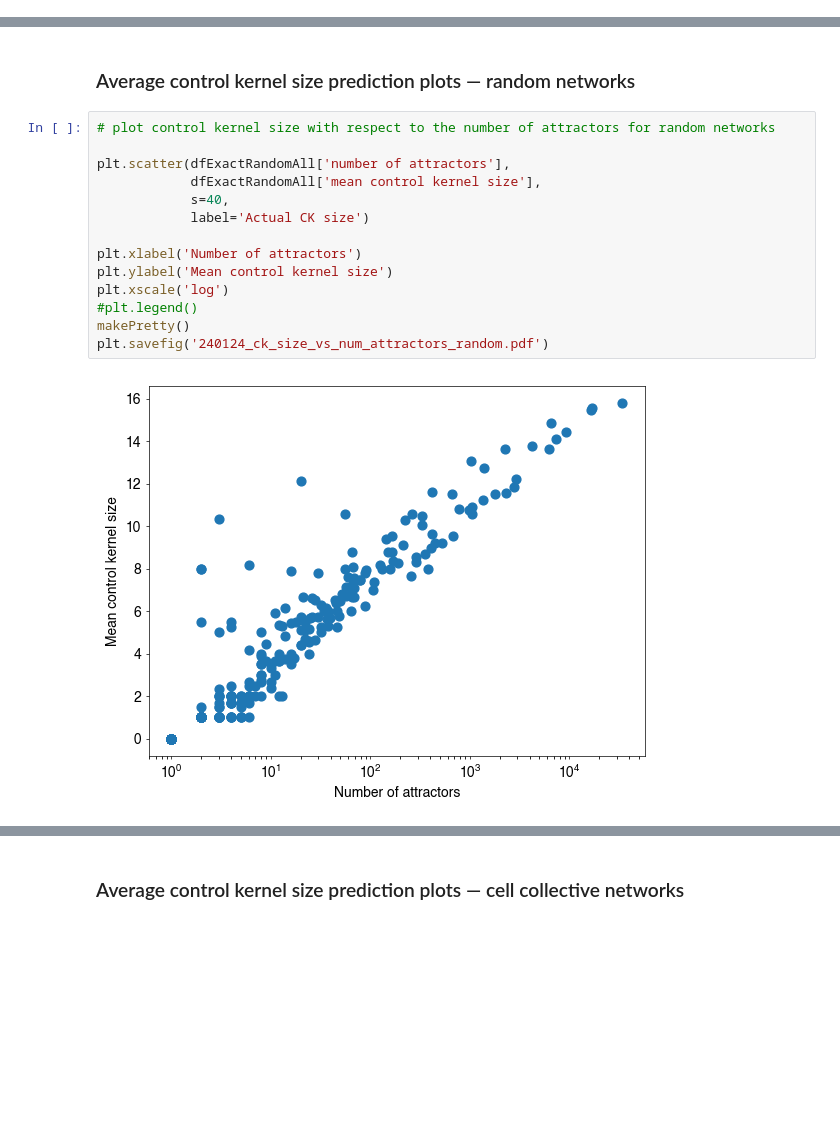
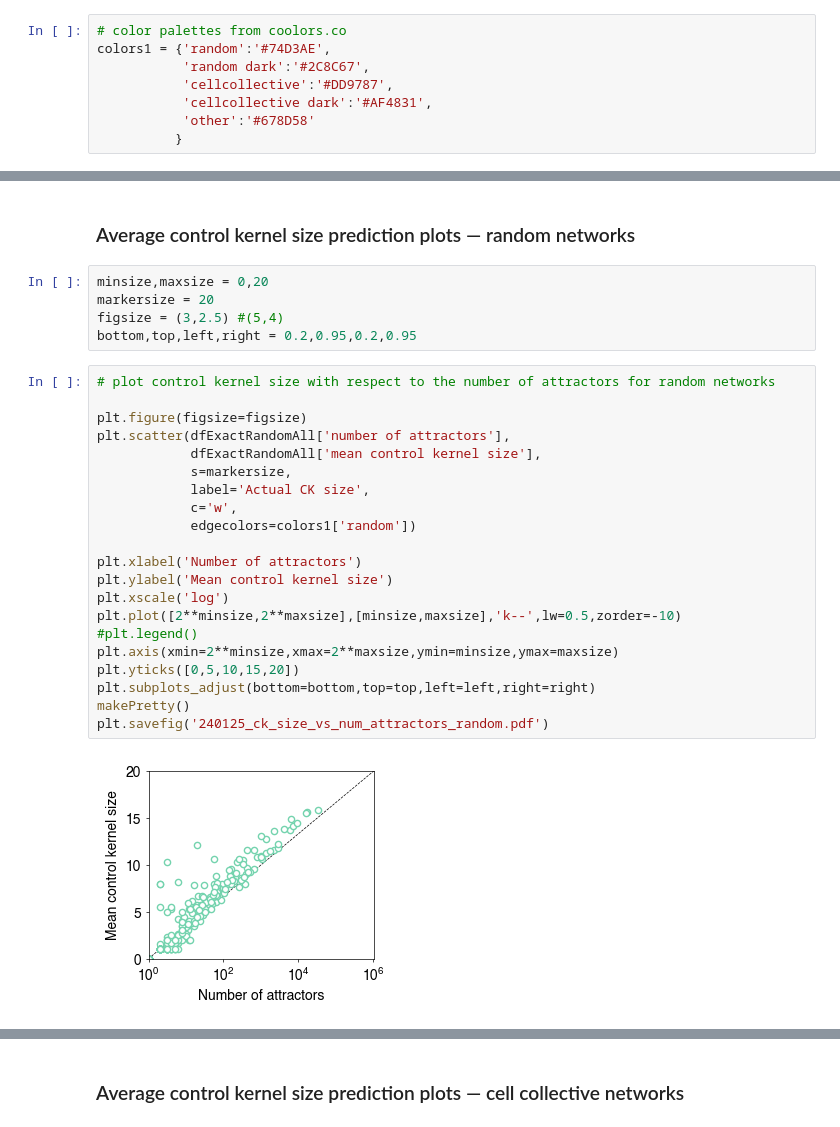
Before and after one commit to bcdaniels/Control-of-Synthetic-Boolean-Networks, a Jupyter notebook: CK_vs_entropy/basin-paper-figures.ipynb, the cells around one changed output, grey strips where cells are left out. Drawn from its saved outputs; the diff is of its cells as text; blank space fills up the shorter version.

Commit message:
make figures prettier

```diff
--- a/CK_vs_entropy/basin-paper-figures.ipynb
+++ b/CK_vs_entropy/basin-paper-figures.ipynb
@@ -19,6 +19,14 @@ from load_control_kernel_data import loadDataExact
 
 #import scipy.stats
 #from neet.boolean import LogicNetwork,WTNetwork
+# %%
+# color palettes from coolors.co
+colors1 = {'random':'#74D3AE',
+           'random dark':'#2C8C67',
+           'cellcollective':'#DD9787',
+           'cellcollective dark':'#AF4831',
+           'other':'#678D58'
+          }
 # %% [markdown]
 # Load data
 # %% [markdown]
@@ -312,22 +320,34 @@ Including data for 49 cell collective networks.
 # Make plots
 # %% [markdown]
 ### Average control kernel size prediction plots — random networks
+# %%
+minsize,maxsize = 0,20
+markersize = 20
+figsize = (3,2.5) #(5,4)
+bottom,top,left,right = 0.2,0.95,0.2,0.95
 # %%
 # plot control kernel size with respect to the number of attractors for random networks
 
+plt.figure(figsize=figsize)
 plt.scatter(dfExactRandomAll['number of attractors'],
             dfExactRandomAll['mean control kernel size'],
-            s=40,
-            label='Actual CK size')
+            s=markersize,
+            label='Actual CK size',
+            c='w',
+            edgecolors=colors1['random'])
 
 plt.xlabel('Number of attractors')
 plt.ylabel('Mean control kernel size')
 plt.xscale('log')
+plt.plot([2**minsize,2**maxsize],[minsize,maxsize],'k--',lw=0.5,zorder=-10)
 #plt.legend()
+plt.axis(xmin=2**minsize,xmax=2**maxsize,ymin=minsize,ymax=maxsize)
+plt.yticks([0,5,10,15,20])
+plt.subplots_adjust(bottom=bottom,top=top,left=left,right=right)
 makePretty()
-plt.savefig('240124_ck_size_vs_num_attractors_random.pdf')
+plt.savefig('240125_ck_size_vs_num_attractors_random.pdf')
 # %% [output]
-[figure, old version]
+[figure, new version]
 # %%
 # plot actual ck size versus isolated approximation for random networks
 
```
Also changed, not shown: parts of 7 cells of this notebook.
